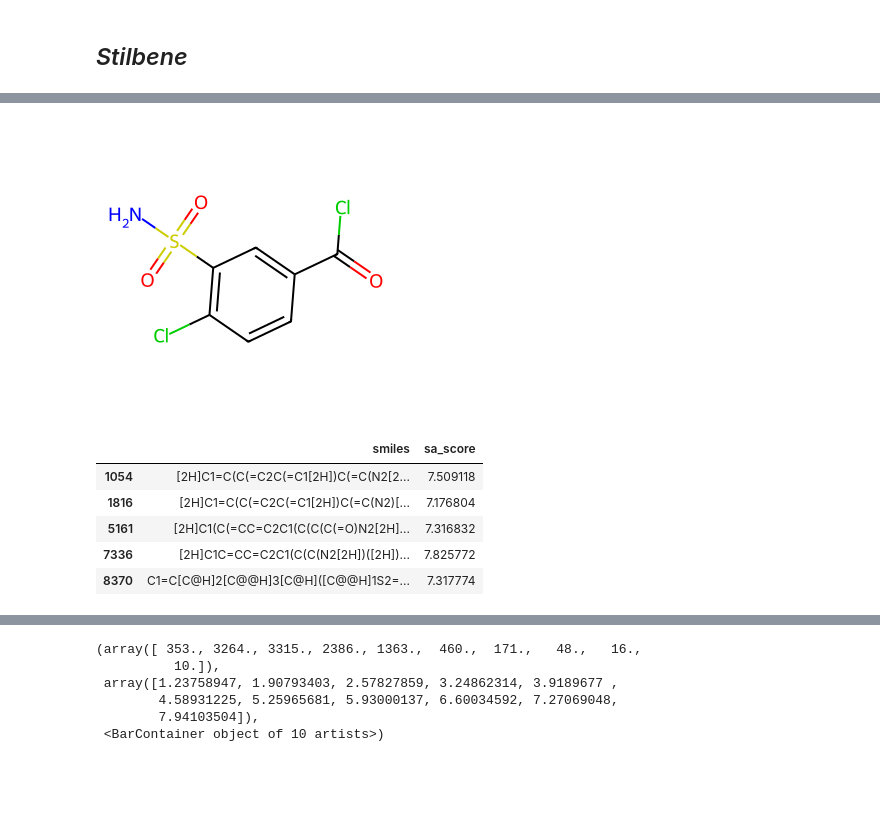
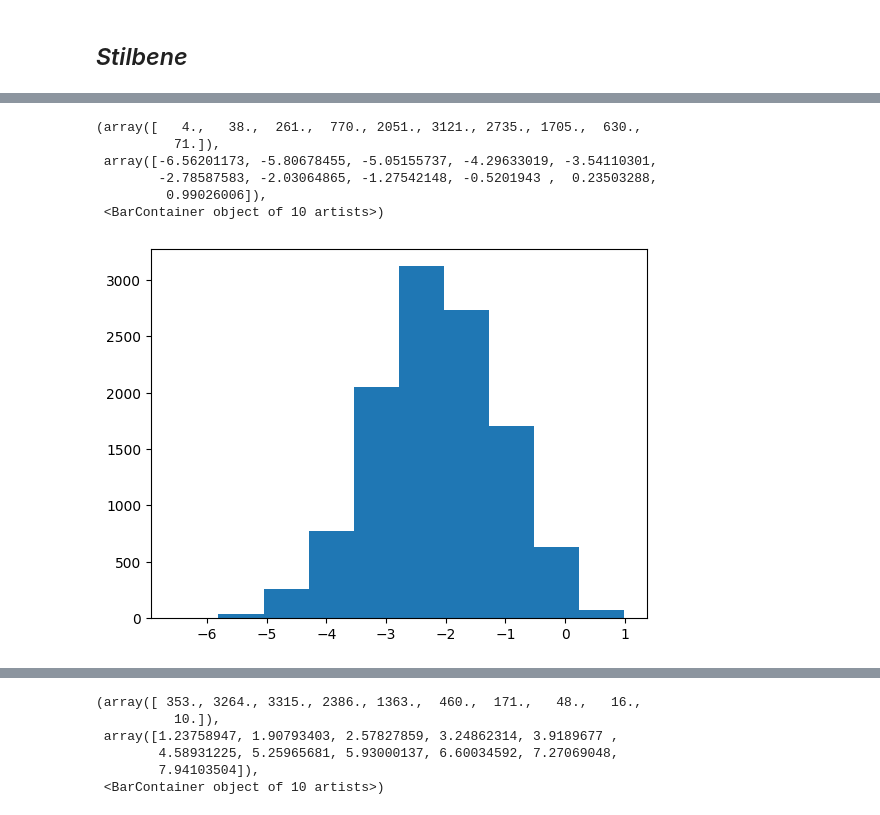
Before and after one commit to cpariona/biomedical-thesis, a Jupyter notebook: notebooks/ADMET_filtering.ipynb, the cells around one changed output, grey strips where cells are left out. Drawn from its saved outputs; the diff is of its cells as text; code cells hidden in the pictures; blank space fills up the shorter version.

```diff
--- a/notebooks/ADMET_filtering.ipynb
+++ b/notebooks/ADMET_filtering.ipynb
@@ -283,17 +279,10 @@ Draw.MolToImage(mol4)
-# %%
-Draw.MolToImage(mol5)
-# %% [output]
-[figure, removed]
-# %%
-url = 'https://raw.githubusercontent.com/cpariona/biomedical-thesis/main/data/ADMET_analysis_p3/PubChem_indolinone_ADMET_p3.csv'
-df_PubChem_indolinone_ADMET_p3 = pd.read_csv(url)
-r9a10 = df_PubChem_indolinone_ADMET_p3[(df_PubChem_indolinone_ADMET_p3['sa_score']>=7) & (df_PubChem_indolinone_ADMET_p3['sa_score']<=8)]
-r9a10 = r9a10[['smiles','sa_score']]
-r9a10.head()
-# %% [output]
-|  | smiles | sa_score |
-| 1054 | [2H]C1=C(C(=C2C(=C1[2H])C(=C(N2[2... | 7.509118 |
-| 1816 | [2H]C1=C(C(=C2C(=C1[2H])C(=C(N2)[... | 7.176804 |
-| 5161 | [2H]C1(C(=CC=C2C1(C(C(C(=O)N2[2H]... | 7.316832 |
-| 7336 | [2H]C1C=CC=C2C1(C(C(N2[2H])([2H])... | 7.825772 |
-| 8370 | C1=C[C@H]2[C@@H]3[C@H]([C@@H]1S2=... | 7.317774 |
+# %%
+plt.hist(df_PubChem_indolinone_ADMET_p3['Solubility_AqSolDB'])
+# %% [output]
+(array([   4.,   38.,  261.,  770., 2051., 3121., 2735., 1705.,  630.,
+          71.]),
+ array([-6.56201173, -5.80678455, -5.05155737, -4.29633019, -3.54110301,
+        -2.78587583, -2.03064865, -1.27542148, -0.5201943 ,  0.23503288,
+         0.99026006]),
+ <BarContainer object of 10 artists>)
+[figure, added]
```
Also changed, not shown: parts of 68 cells of this notebook, 20 other files.
